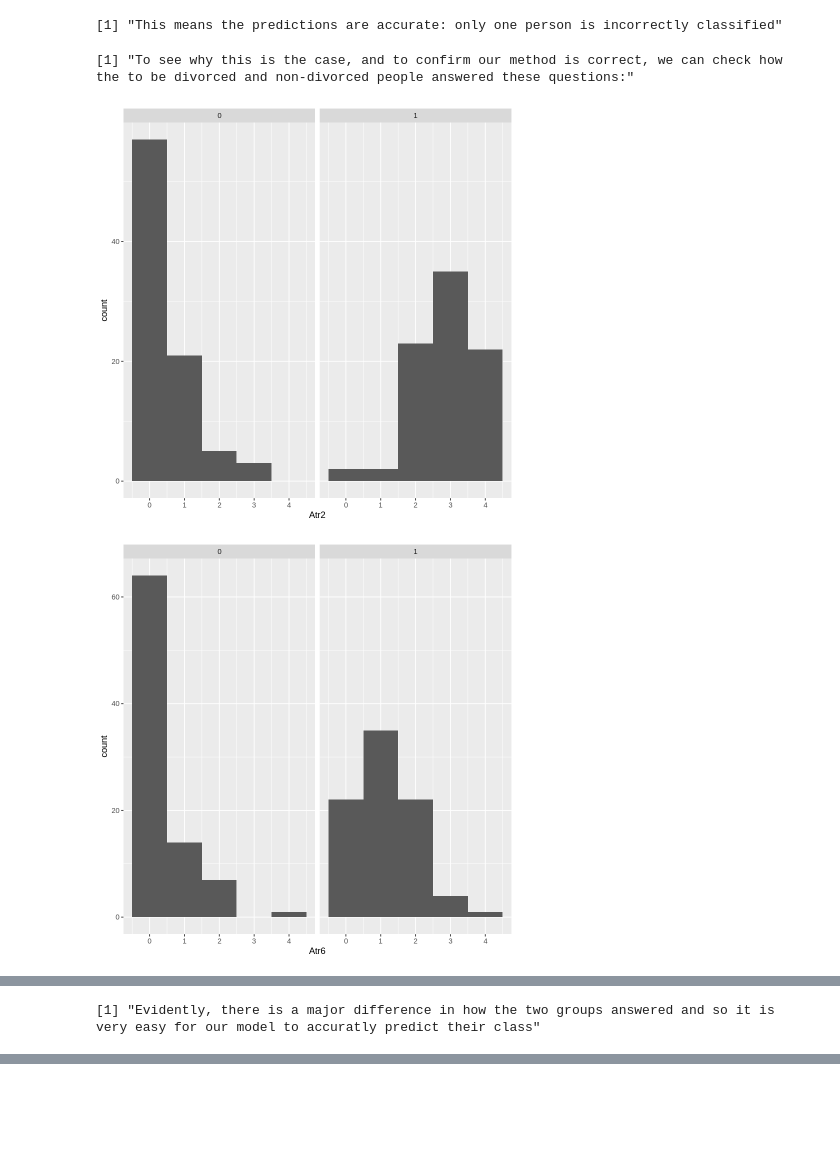
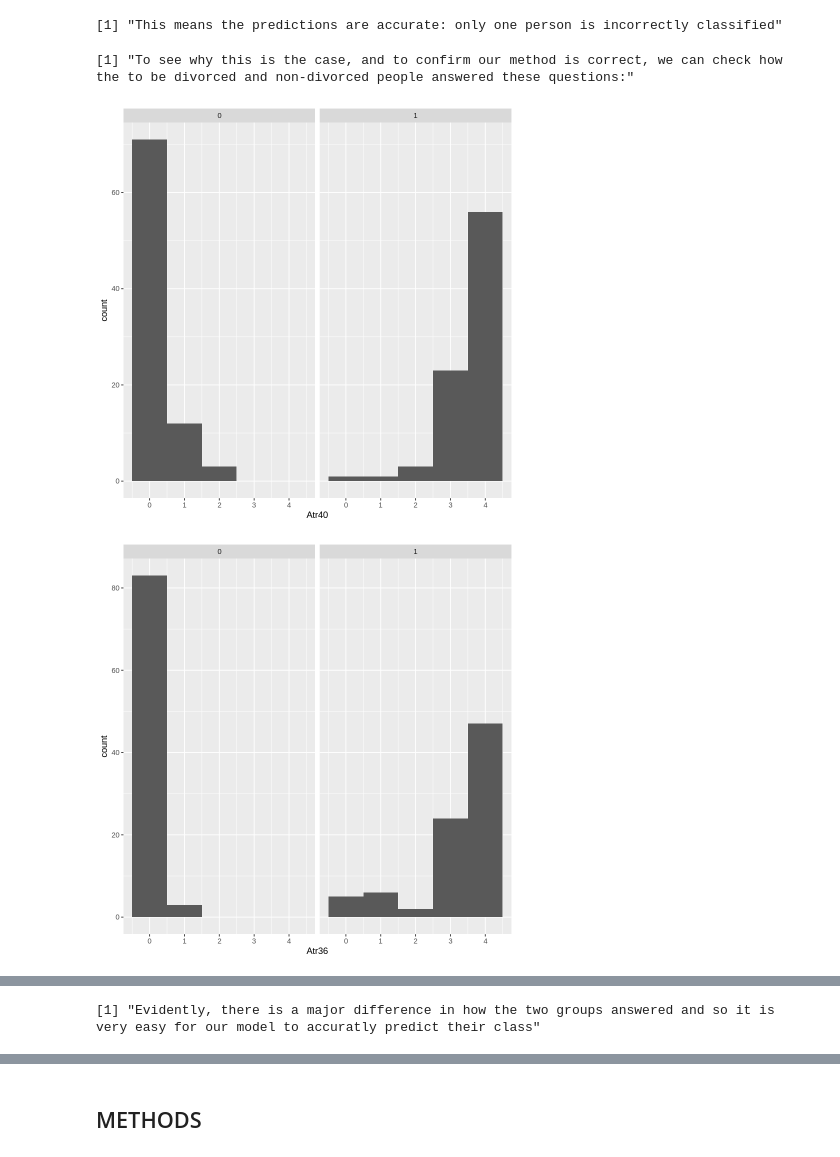
Before and after one commit to shjuliay/group107, a Jupyter notebook: Divorce_Project_Proposal.ipynb, the cells around one changed output, grey strips where cells are left out. Drawn from its saved outputs; the diff is of its cells as text; code cells hidden in the pictures; blank space fills up the shorter version.

```diff
--- a/Divorce_Project_Proposal.ipynb
+++ b/Divorce_Project_Proposal.ipynb
@@ -339,67 +387,67 @@ Prediction  0  1
 #    filter(Divorced == 1) %>%
 #    select(Atr2)
 #div_2_dist <- div_2 %>%
 #    ggplot(aes(x = Atr2)) +
 #    geom_histogram(binwidth = 1) +
 #    ggtitle("Q2 Answer Distribution: Divorced")
 #div_2_dist
 
 #notdiv_2 <- div_data %>%
 #    filter(Divorced == 0) %>%
 #    select(Atr2)
 #notdiv_2_dist <- notdiv_2 %>%
 #    ggplot(aes(x = Atr2)) +
 #    geom_histogram(binwidth = 1) +
 #    ggtitle("Q2 Answer Distribution: Not Divorced")
 #notdiv_2_dist
 
 #Visualizing how the two groups answered
 print("To see why this is the case, and to confirm our method is correct, we can check how the to be divorced and non-divorced people answered these questions:")
 
-div_2_plot <- div_data %>%
-    select(Atr2, Divorced) %>%
-    ggplot(aes(x = Atr2)) +
-    geom_histogram(binwidth = 1) +
-facet_grid(cols = vars(Divorced))
-div_2_plot
-
-div_6_plot <- div_data %>%
-    select(Atr6, Divorced) %>%
-    ggplot(aes(x = Atr6)) +
-    geom_histogram(binwidth = 1) +
-facet_grid(cols = vars(Divorced))
-div_6_plot
-
-div_11_plot <- div_data %>%
-    select(Atr11, Divorced) %>%
-    ggplot(aes(x = Atr11)) +
-    geom_histogram(binwidth = 1) +
-facet_grid(cols = vars(Divorced))
-div_11_plot
-
-div_18_plot <- div_data %>%
-    select(Atr18, Divorced) %>%
-    ggplot(aes(x = Atr18)) +
-    geom_histogram(binwidth = 1) +
-facet_grid(cols = vars(Divorced))
-div_18_plot
-
-div_26_plot <- div_data %>%
-    select(Atr26, Divorced) %>%
-    ggplot(aes(x = Atr26)) +
-    geom_histogram(binwidth = 1) +
-facet_grid(cols = vars(Divorced))
-div_26_plot
-
 div_40_plot <- div_data %>%
     select(Atr40, Divorced) %>%
     ggplot(aes(x = Atr40)) +
     geom_histogram(binwidth = 1) +
 facet_grid(cols = vars(Divorced))
 div_40_plot
 
+div_36_plot <- div_data %>%
+    select(Atr36, Divorced) %>%
+    ggplot(aes(x = Atr36)) +
+    geom_histogram(binwidth = 1) +
+facet_grid(cols = vars(Divorced))
+div_36_plot
+
+div_35_plot <- div_data %>%
+    select(Atr35, Divorced) %>%
+    ggplot(aes(x = Atr35)) +
+    geom_histogram(binwidth = 1) +
+facet_grid(cols = vars(Divorced))
+div_35_plot
+
+div_33_plot <- div_data %>%
+    select(Atr33, Divorced) %>%
+    ggplot(aes(x = Atr33)) +
+    geom_histogram(binwidth = 1) +
+facet_grid(cols = vars(Divorced))
+div_33_plot
+
+div_39_plot <- div_data %>%
+    select(Atr39, Divorced) %>%
+    ggplot(aes(x = Atr39)) +
+    geom_histogram(binwidth = 1) +
+facet_grid(cols = vars(Divorced))
+div_39_plot
+
+div_41_plot <- div_data %>%
+    select(Atr41, Divorced) %>%
+    ggplot(aes(x = Atr41)) +
+    geom_histogram(binwidth = 1) +
+facet_grid(cols = vars(Divorced))
+div_41_plot
+
 print("Evidently, there is a major difference in how the two groups answered and so it is very easy for our model to accuratly predict their class")
 # %% [output]
 [1] "To see why this is the case, and to confirm our method is correct, we can check how the to be divorced and non-divorced people answered these questions:"
-[figure, old version]
+[figure, new version]
-[figure, old version]
+[figure, new version]
@@ -414,4 +462,6 @@ print("Evidently, there is a major difference in how the two groups answered and
 # %%
 #-----------------------------------------------------------
 #Bootstraping to find level of confidence
+# %% [markdown]
+## METHODS
 # %% [markdown]
```
Also changed, not shown: parts of 24 cells of this notebook.
